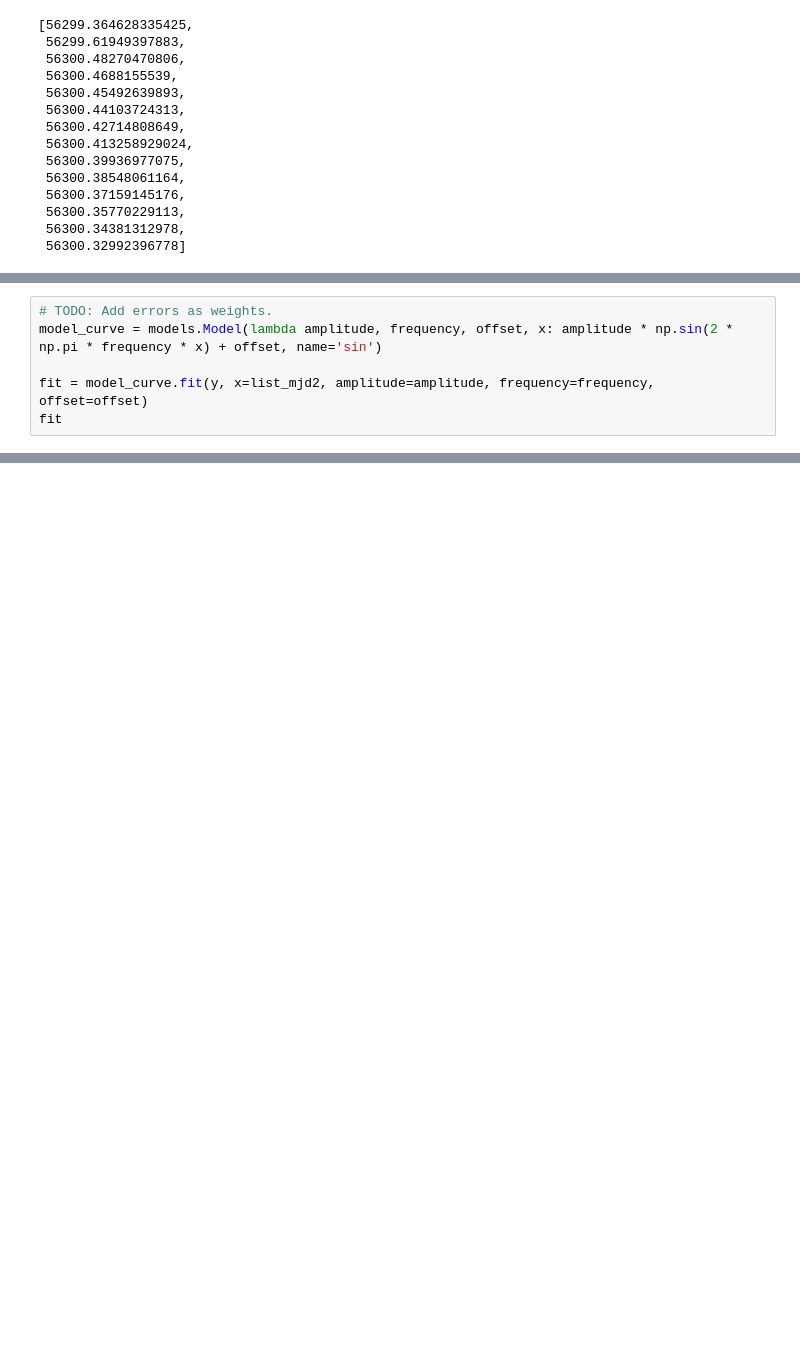
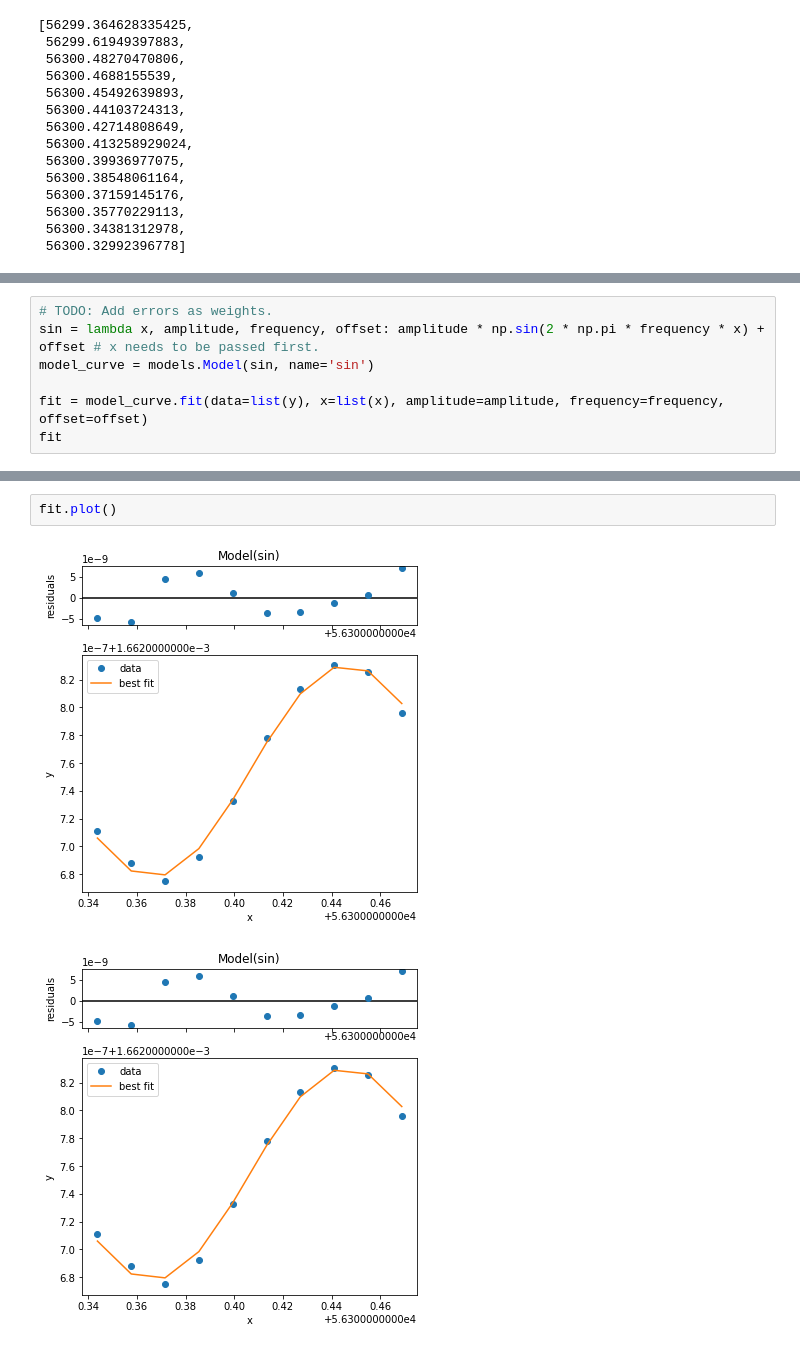
Before and after one commit to Yousousen/pulsar_analysis, a Jupyter notebook: src/script/rough_analysis_pulsar2.ipynb, the cells around one changed output, grey strips where cells are left out. Saved outputs shown, nothing was run; the diff lists cells and outputs as text; blank space fills up the shorter version.

```diff
--- a/src/script/rough_analysis_pulsar2.ipynb
+++ b/src/script/rough_analysis_pulsar2.ipynb
@@ -466,7 +479,8 @@ y = np.delete( y, [1,2, 13] )
 # %%
 # TODO: Add errors as weights.
-model_curve = models.Model(lambda amplitude, frequency, offset, x: amplitude * np.sin(2 * np.pi * frequency * x) + offset, name='sin')
+sin = lambda x, amplitude, frequency, offset: amplitude * np.sin(2 * np.pi * frequency * x) + offset # x needs to be passed first.
+model_curve = models.Model(sin, name='sin')
 
-fit = model_curve.fit(y, x=list_mjd2, amplitude=amplitude, frequency=frequency, offset=offset)
+fit = model_curve.fit(data=list(y), x=list(x), amplitude=amplitude, frequency=frequency, offset=offset)
 fit
 # %% [output]
@@ -473,0 +505,5 @@ TypeError: '>' not supported between instances of 'list' and 'float'
+# %%
+fit.plot()
+# %% [output]
+[figure, added]
+[figure, added]
```
Also changed, not shown: parts of 7 cells of this notebook.
